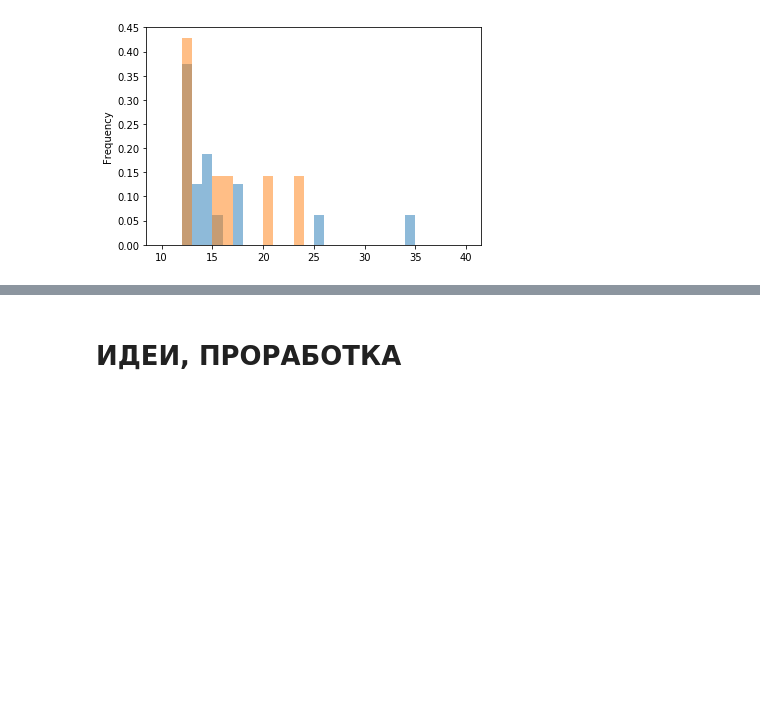
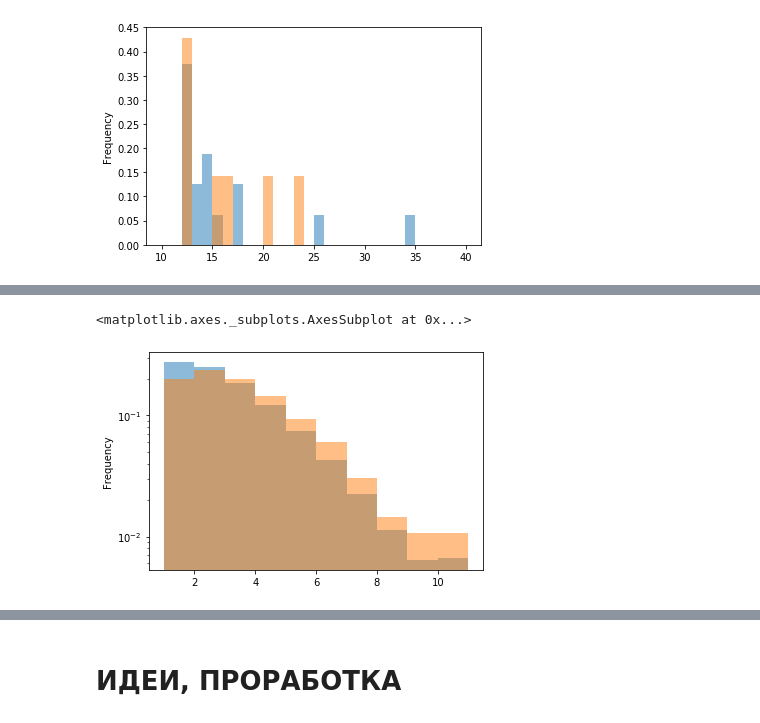
Before and after one commit to Urusut/IvanovDmitryV, a Jupyter notebook: Unit_5/Project_4_draft.ipynb, the cells around one changed output, grey strips where cells are left out. Saved outputs shown, nothing was run; the diff lists cells and outputs as text; code cells hidden in the pictures; blank space fills up the shorter version.

```diff
--- a/Unit_5/Project_4_draft.ipynb
+++ b/Unit_5/Project_4_draft.ipynb
@@ -220,2 +225,9 @@ data[pos_ind].bki_request_cnt.plot.density()
+# %%
+plt.yscale('log')
+(data[neg_mask].bki_request_cnt[data[neg_mask].bki_request_cnt<11]+1).plot.hist(bins = 10, density=True,alpha = 0.5)
+(data[pos_mask].bki_request_cnt[data[pos_mask].bki_request_cnt<11]+1).plot.hist(bins = 10, density=True,alpha = 0.5)
+# %% [output]
+<matplotlib.axes._subplots.AxesSubplot at 0x...>
+[figure, added]
 # %% [markdown]
 ### income
```
Also changed, not shown: parts of 10 cells of this notebook.
